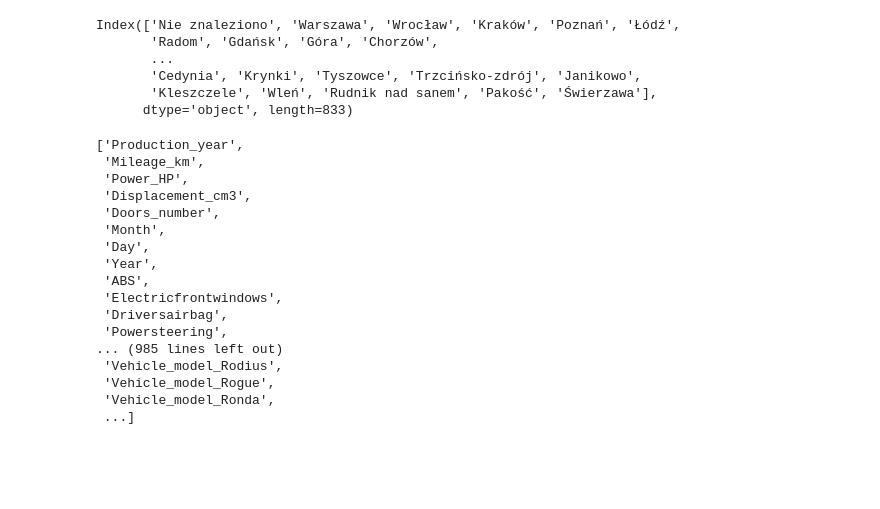
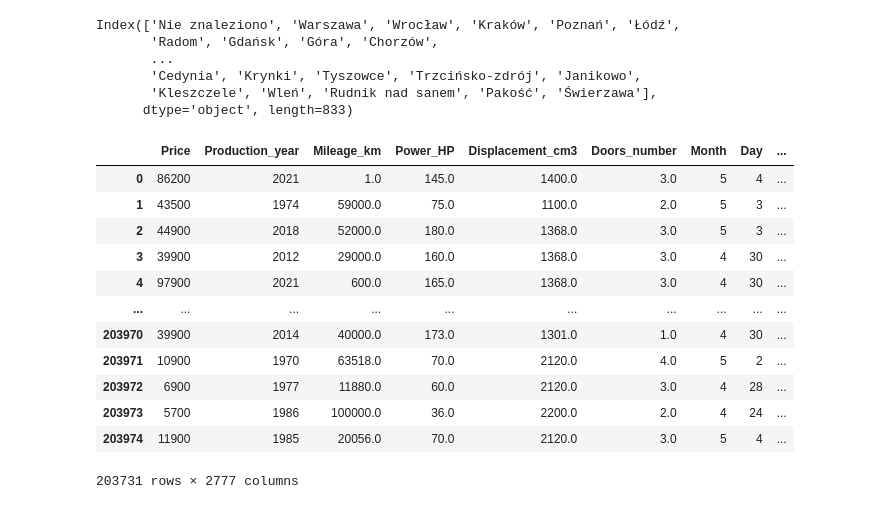
Before and after one commit to KacperChmura1/Engineer-s, a Jupyter notebook: ML.ipynb, the cells around one changed output. Saved outputs shown, nothing was run; the diff lists cells and outputs as text; code cells hidden in the pictures; blank space fills up the shorter version.

Commit message:
Converting gathered data into datafrane with 2776 columns

```diff
--- a/ML.ipynb
+++ b/ML.ipynb
@@ -1049,5 +1049,21 @@ features = ['ABS',
  'Hook',
  'Laneassistant',
  'HUD(head-updisplay)']
+# %%
+df3_with_features_dum
+# %% [output]
+|  | Price | Production_year | Mileage_km | Power_HP | Displacement_cm3 | Doors_number | Month | Day | ... |
+| 0 | 86200 | 2021 | 1.0 | 145.0 | 1400.0 | 3.0 | 5 | 4 | ... |
+| 1 | 43500 | 1974 | 59000.0 | 75.0 | 1100.0 | 2.0 | 5 | 3 | ... |
+| 2 | 44900 | 2018 | 52000.0 | 180.0 | 1368.0 | 3.0 | 5 | 3 | ... |
+| 3 | 39900 | 2012 | 29000.0 | 160.0 | 1368.0 | 3.0 | 4 | 30 | ... |
+| 4 | 97900 | 2021 | 600.0 | 165.0 | 1368.0 | 3.0 | 4 | 30 | ... |
+| ... | ... | ... | ... | ... | ... | ... | ... | ... | ... |
+| 203970 | 39900 | 2014 | 40000.0 | 173.0 | 1301.0 | 1.0 | 4 | 30 | ... |
+| 203971 | 10900 | 1970 | 63518.0 | 70.0 | 2120.0 | 4.0 | 5 | 2 | ... |
+| 203972 | 6900 | 1977 | 11880.0 | 60.0 | 2120.0 | 3.0 | 4 | 28 | ... |
+| 203973 | 5700 | 1986 | 100000.0 | 36.0 | 2200.0 | 2.0 | 4 | 24 | ... |
+| 203974 | 11900 | 1985 | 20056.0 | 70.0 | 2120.0 | 3.0 | 5 | 4 | ... |
+203731 rows × 2777 columns
 # %%
 columns_df3_dum = df3_with_features_dum.columns[1:]
@@ -1064,20 +1069,0 @@ with open(r'C:\Users\Kacper\Desktop\uczelnia\sem6\Praca\data\columns_df3_dum.jso
-# %%
-columns_df3_dum2
-# %% [output]
-['Production_year',
- 'Mileage_km',
- 'Power_HP',
- 'Displacement_cm3',
- 'Doors_number',
- 'Month',
- 'Day',
- 'Year',
- 'ABS',
- 'Electricfrontwindows',
- 'Driversairbag',
- 'Powersteering',
-... (985 lines left out)
- 'Vehicle_model_Rodius',
- 'Vehicle_model_Rogue',
- 'Vehicle_model_Ronda',
- ...]
```
Also changed, not shown: parts of 26 cells of this notebook, 1 other file.
